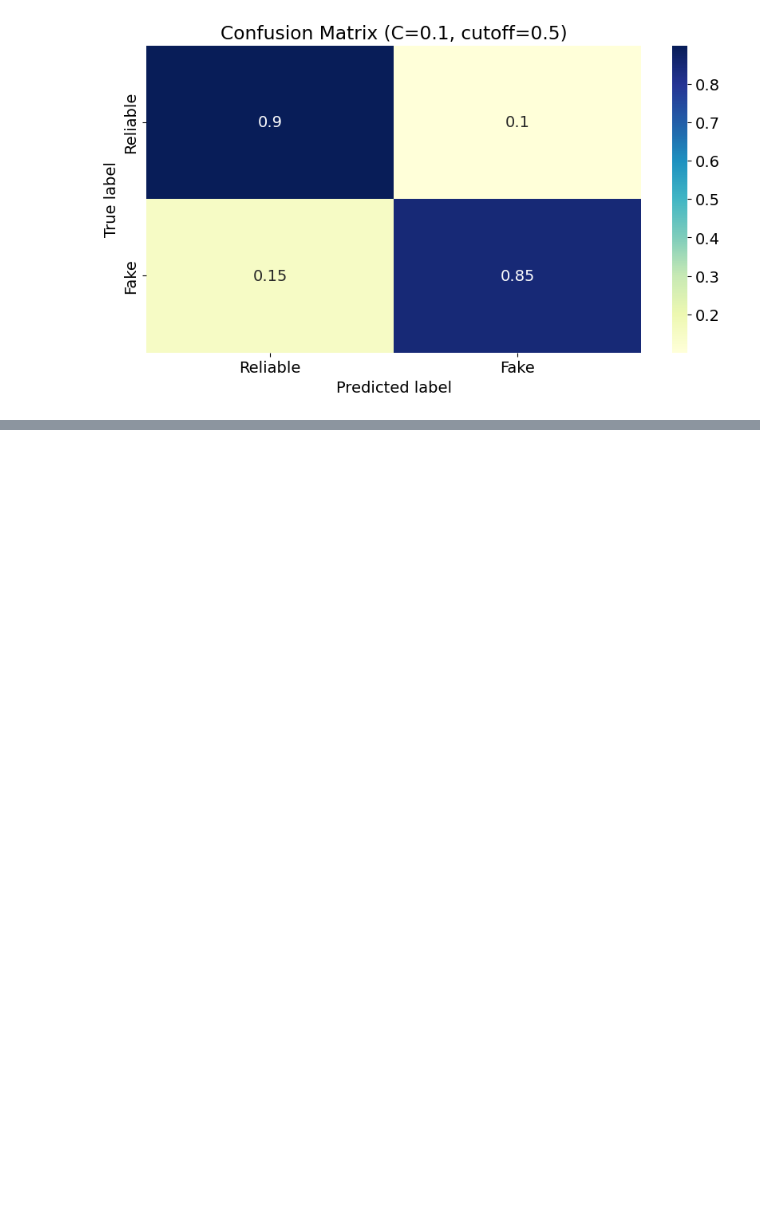
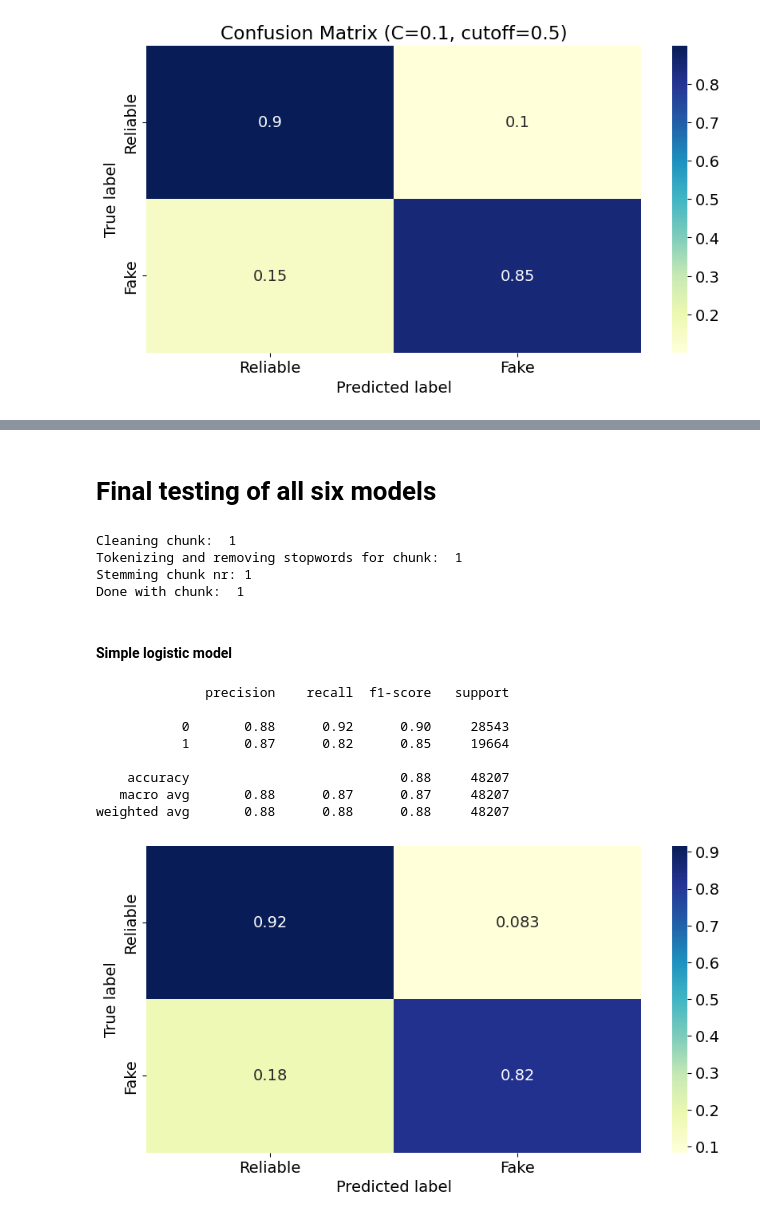
Before and after one commit to Simoerk/FinalProjectDS, a Jupyter notebook: FinalProjectDS-workingcopy.ipynb, the cells around one changed output, grey strips where cells are left out. Drawn from its saved outputs; the diff is of its cells as text; code cells hidden in the pictures; blank space fills up the shorter version.

```diff
--- a/FinalProjectDS-workingcopy.ipynb
+++ b/FinalProjectDS-workingcopy.ipynb
@@ -1210,0 +1182,46 @@ print(acc_gauss_best_liar)
+# %% [markdown]
+# Final testing of all six models
+# %%
+#Getting the Liar test set.
+Liar_df_test, unique_words_before_liar_test, unique_words_clean_liar_test, unique_words_stop_liar_test, unique_words_stem_liar_test, total_word_count_liar_test, total_word_count_liar_test, total_word_count_liar_test, total_word_count_liar_test = clean_df(LiarTest, 'content', 1)
+LiarTest.columns = ['col1', 'label', 'content', 'title', 'col5', 'col6', 'col7', 'col8', 'col9', 'col10', 'col11', 'col12', 'col13', 'col14']
+X_test_liar = X_vectoriser(Liar_df_test.content, unique_words_stem_big)
+X_test_liar = X_vectoriser(Liar_df_test.content, unique_words_stem_big)
+y_test_liar, no5, no6 = make_bin(Liar_df_test.label)
+# %% [output]
+Cleaning chunk:  1
+Tokenizing and removing stopwords for chunk:  1
+Stemming chunk nr: 1
+Done with chunk:  1
+# %% [markdown]
+#### Simple logistic model
+# %%
+# load the saved model from a file
+filename_simple_log_model = 'simple_log_model.joblib'
+simple_log_model = joblib.load(filename_simple_log_model)
+# %%
+#Big korpus final matrix
+# generate class probabilities and select cutoff
+probas = simple_log_model.predict_proba(X_test_vec)
+cutoff = 0.5
+y_pred_cutoff = (probas[:,1] > cutoff).astype(int)
+
+# print classification report
+print(classification_report(y_test_bin, y_pred_cutoff))
+
+# calculate and plot confusion matrix in percentages
+conf_mat = confusion_matrix(y_test_bin, y_pred_cutoff, normalize='true')
+sns.heatmap(conf_mat, annot=True, cmap="YlGnBu", xticklabels=['Reliable', 'Fake'], yticklabels=['Reliable', 'Fake'])
+plt.xlabel('Predicted label')
+plt.ylabel('True label')
+plt.show()
+# %% [output]
+              precision    recall  f1-score   support
+
+           0       0.88      0.92      0.90     28543
+           1       0.87      0.82      0.85     19664
+
+    accuracy                           0.88     48207
+   macro avg       0.88      0.87      0.87     48207
+weighted avg       0.88      0.88      0.88     48207
+[figure, added]
```
Also changed, not shown: parts of 67 cells of this notebook.
